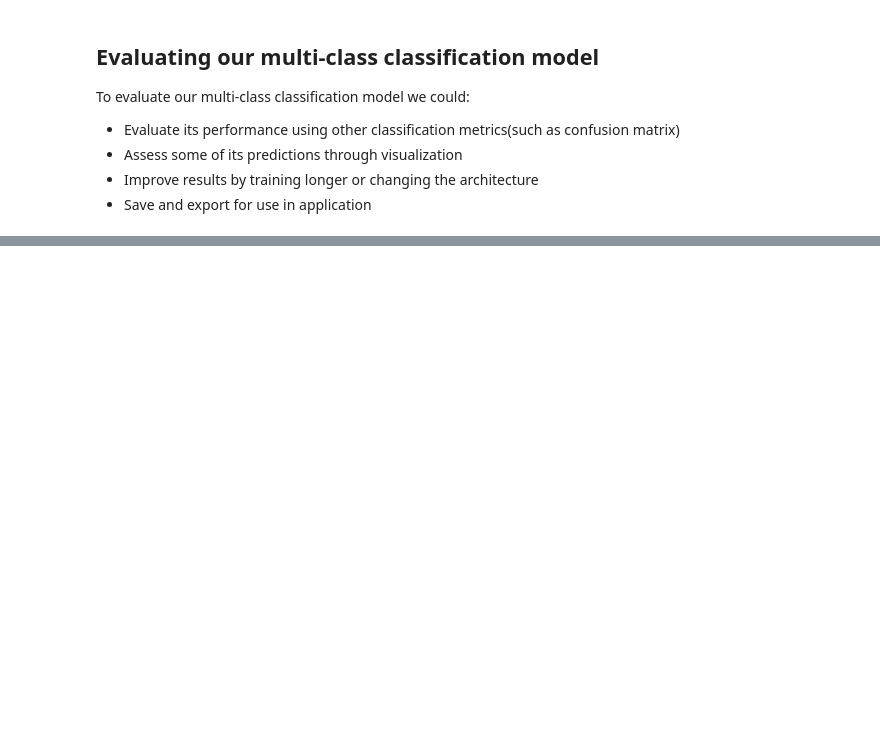
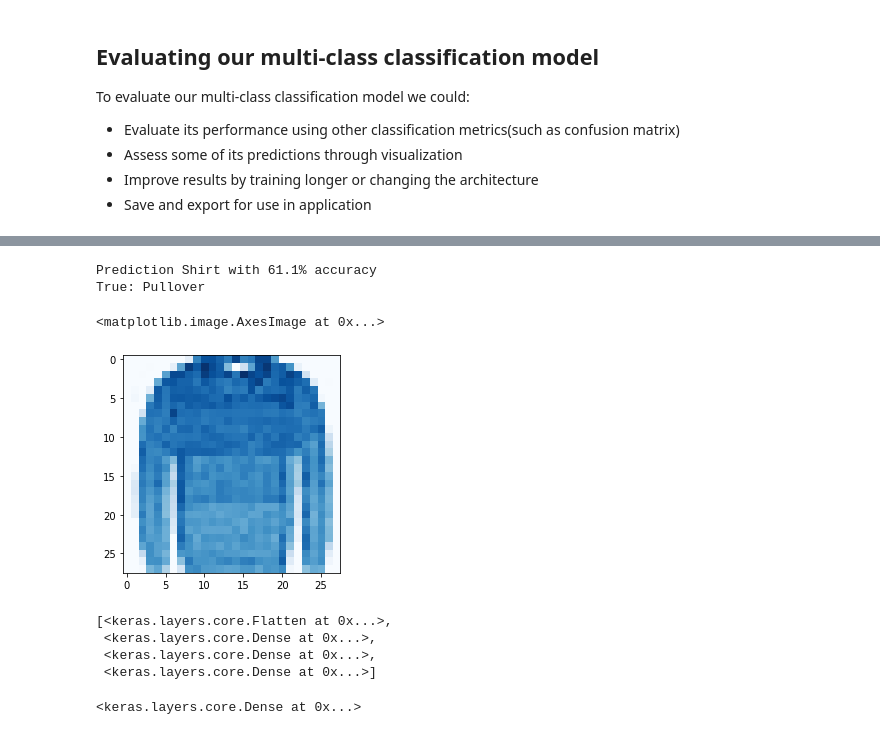
Before and after one commit to Md7tz/Machine-learning-and-AI-notebooks, a Jupyter notebook: neural_network_classification.ipynb, the cells around one changed output, grey strips where cells are left out. Cells and saved outputs as stored; diff of their text form; code cells hidden in the pictures; blank space fills up the shorter version.

```diff
--- a/neural_network_classification.ipynb
+++ b/neural_network_classification.ipynb
@@ -1473,0 +1592,27 @@ for i, j in itertools.product(range(cm.shape[0]), range(cm.shape[1])):
+# %%
+i = 20
+pred_prob = model_14.predict(tf.reshape(test_data_norm[i], shape=(1, 28, 28)))
+pred_label = class_names[pred_prob.argmax()]
+true_label = class_names[test_labels[i]]
+
+print(f"Prediction {pred_label} with {tf.reduce_max(pred_prob)*100:.1f}% accuracy")
+print(f"True: {true_label}")
+plt.imshow(test_data_norm[i], cmap=plt.cm.Blues)
+# %% [output]
+Prediction Shirt with 61.1% accuracy
+True: Pullover
+<matplotlib.image.AxesImage at 0x...>
+[figure, added]
+# %%
+# Find the layers of our recent model
+model_14.layers
+# %% [output]
+[<keras.layers.core.Flatten at 0x...>,
+ <keras.layers.core.Dense at 0x...>,
+ <keras.layers.core.Dense at 0x...>,
+ <keras.layers.core.Dense at 0x...>]
+# %%
+# Extract a particular layer
+model_14.layers[1]
+# %% [output]
+<keras.layers.core.Dense at 0x...>
```
Also changed, not shown: parts of 44 cells of this notebook.
